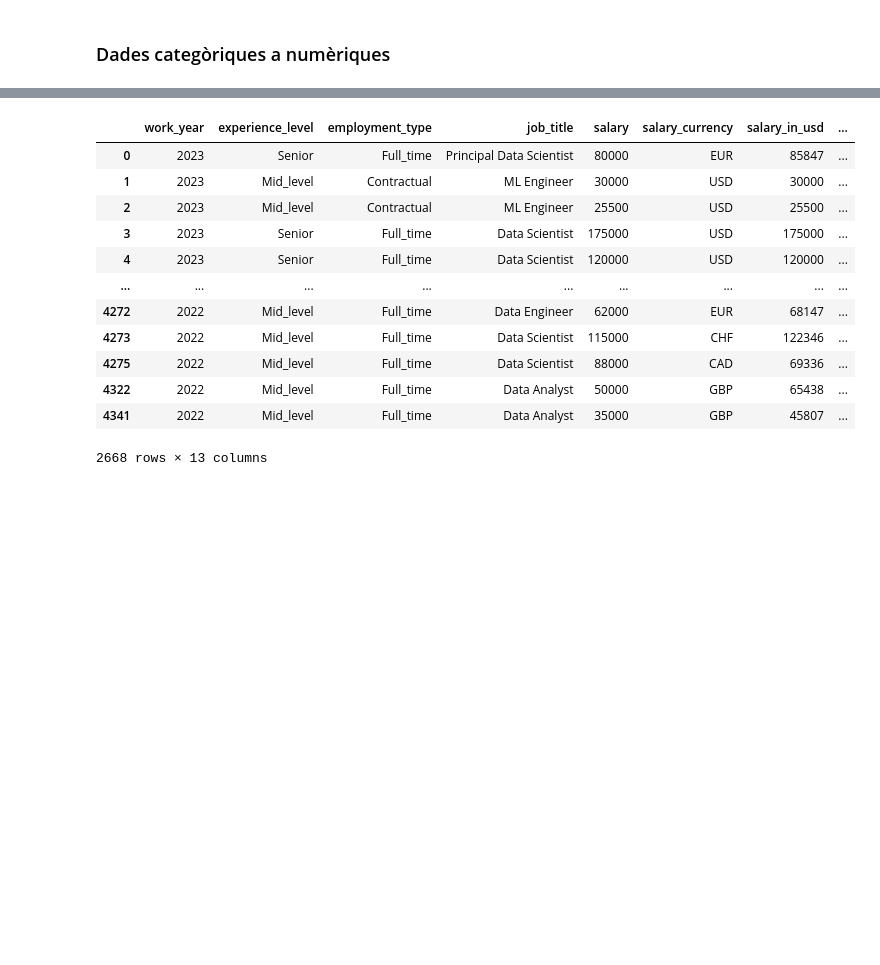
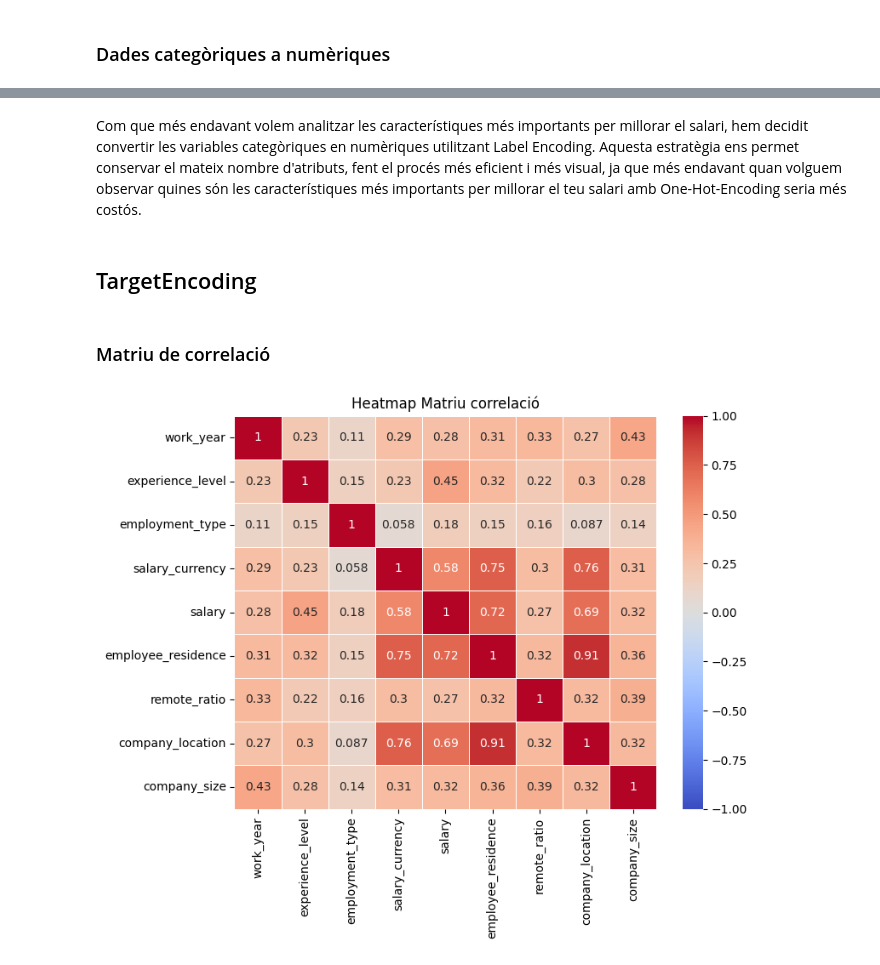
Before and after one commit to ssaaaam/datascience_salaries, a Jupyter notebook: caskagglef.ipynb, the cells around one changed output, grey strips where cells are left out. Saved outputs shown, nothing was run; the diff lists cells and outputs as text; code cells hidden in the pictures; blank space fills up the shorter version.

```diff
--- a/caskagglef.ipynb
+++ b/caskagglef.ipynb
@@ -482,18 +407,0 @@ Name: count, dtype: int64
-# %%
-df['Scientist'] = df['job_title'].str.contains('Scientist', case=False).astype(int)
-df['Engineer'] = df['job_title'].str.contains('Engineer', case=False).astype(int)
-df
-# %% [output]
-|  | work_year | experience_level | employment_type | job_title | salary | salary_currency | salary_in_usd | ... |
-| 0 | 2023 | Senior | Full_time | Principal Data Scientist | 80000 | EUR | 85847 | ... |
-| 1 | 2023 | Mid_level | Contractual | ML Engineer | 30000 | USD | 30000 | ... |
-| 2 | 2023 | Mid_level | Contractual | ML Engineer | 25500 | USD | 25500 | ... |
-| 3 | 2023 | Senior | Full_time | Data Scientist | 175000 | USD | 175000 | ... |
-| 4 | 2023 | Senior | Full_time | Data Scientist | 120000 | USD | 120000 | ... |
-| ... | ... | ... | ... | ... | ... | ... | ... | ... |
-| 4272 | 2022 | Mid_level | Full_time | Data Engineer | 62000 | EUR | 68147 | ... |
-| 4273 | 2022 | Mid_level | Full_time | Data Scientist | 115000 | CHF | 122346 | ... |
-| 4275 | 2022 | Mid_level | Full_time | Data Scientist | 88000 | CAD | 69336 | ... |
-| 4322 | 2022 | Mid_level | Full_time | Data Analyst | 50000 | GBP | 65438 | ... |
-| 4341 | 2022 | Mid_level | Full_time | Data Analyst | 35000 | GBP | 45807 | ... |
-2668 rows × 13 columns
@@ -518,12 +407,0 @@ def convert_to_categorical(df, variable):
-# %%
-var_categoricals = ['work_year','experience_level','employment_type','job_title','salary_currency','employee_residence','remote_ratio','company_location','company_size']
-dfs = [df_1, df_2, df_3, df_4]
-not_vars = [not_var_dataset_1, not_var_dataset_2, not_var_dataset_3, not_var_dataset_4]
-for index, (d, list_not_var) in enumerate(zip(dfs, not_vars)):
-    var_categoricals_act = [v for v in var_categoricals if v not in list_not_var]
-    for v in var_categoricals_act:
-        dfs[index] = convert_to_categorical(dfs[index], v)
-df_1 = dfs[0]
-df_2 = dfs[1]
-df_3 = dfs[2]
-df_4 = dfs[3]
@@ -578,0 +408,21 @@ datasets = {
+# %% [markdown]
+Com que més endavant volem analitzar les característiques més importants per millorar el salari, hem decidit convertir les variables categòriques en numèriques utilitzant Label Encoding. Aquesta estratègia ens permet conservar el mateix nombre d'atributs, fent el procés més eficient i més visual, ja que més endavant quan volguem observar quines són les característiques més importants per millorar el teu salari amb One-Hot-Encoding seria més costós.
+# %% [markdown]
+## TargetEncoding
+# %%
+df_label_econding = df.copy()
+df_label_econding = df_label_econding.drop(["job_title"], axis=1)
+df_label_econding = df_label_econding[df_label_econding['salary'] <= 140000]
+for v in list(df_label_econding.select_dtypes(include=['object']).columns):
+    mean_target = df_label_econding.groupby(v)['salary'].mean()
+    df_label_econding[v] = df_label_econding[v].map(mean_target)
+# %% [markdown]
+### Matriu de correlació
+# %%
+correlation_matrix = df_label_econding.corr(numeric_only=True)
+plt.figure(figsize=(8, 6))
+sns.heatmap(correlation_matrix, annot=True, cmap='coolwarm', vmin=-1, vmax=1, linewidths=0.5)
+plt.title("Heatmap Matriu correlació")
+plt.show()
+# %% [output]
+[figure, added]
```
Also changed, not shown: parts of 85 cells of this notebook.
